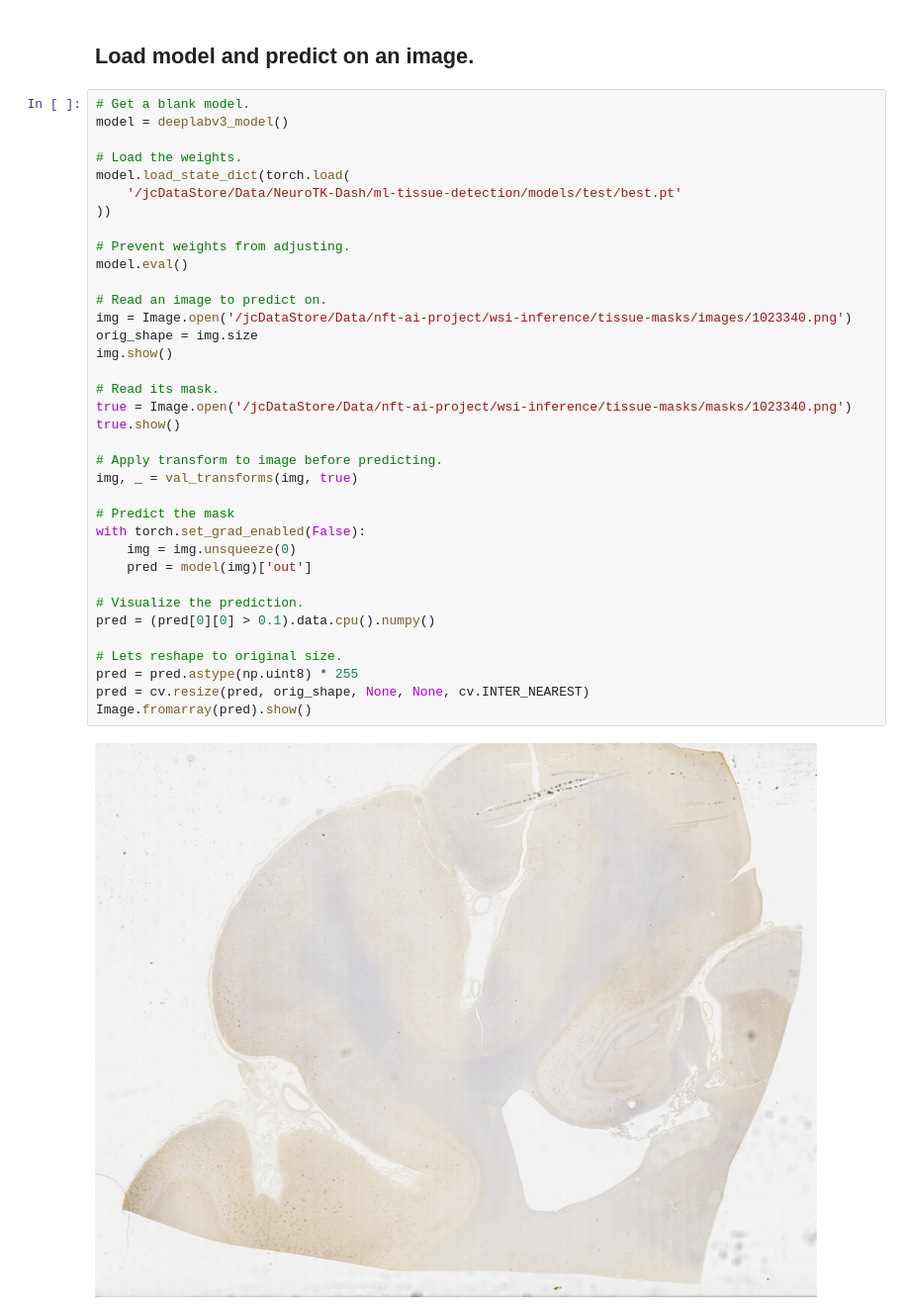
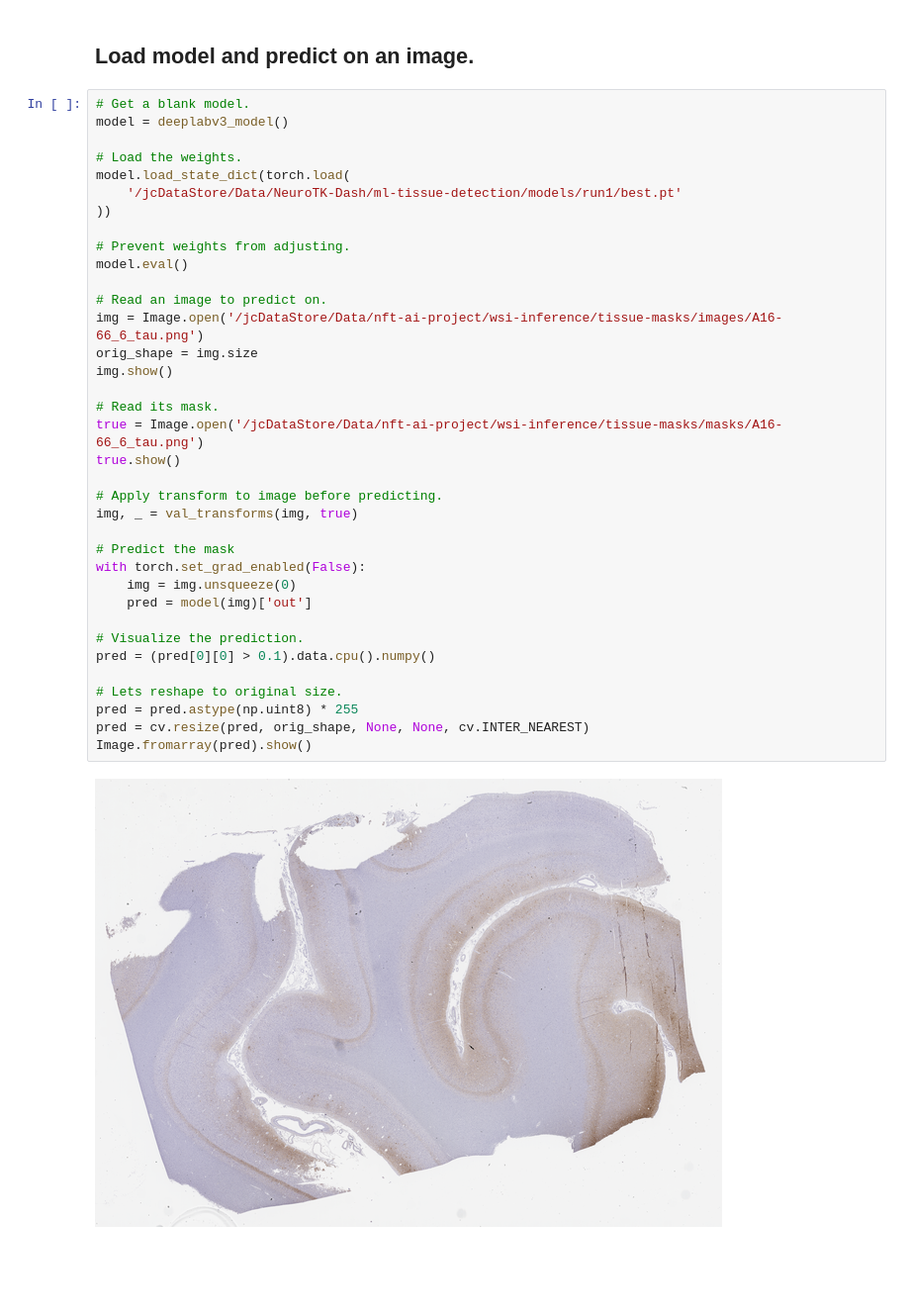
Before and after one commit to dgutman/NeuroTK-Dash, a Jupyter notebook: algorithms/ml-tissue-detection/Tissue Detection.ipynb, the cells around one changed output. Shown at 99% size. Cells and saved outputs as stored; diff of their text form; blank space fills up the shorter version.

Commit message:
tissue detection script

```diff
--- a/algorithms/ml-tissue-detection/Tissue Detection.ipynb
+++ b/algorithms/ml-tissue-detection/Tissue Detection.ipynb
@@ -199,35 +199,35 @@ model = deeplabv3_model()
 
 # Load the weights.
 model.load_state_dict(torch.load(
-    '/jcDataStore/Data/NeuroTK-Dash/ml-tissue-detection/models/test/best.pt'
+    '/jcDataStore/Data/NeuroTK-Dash/ml-tissue-detection/models/run1/best.pt'
 ))
 
 # Prevent weights from adjusting.
 model.eval()
 
 # Read an image to predict on.
-img = Image.open('/jcDataStore/Data/nft-ai-project/wsi-inference/tissue-masks/images/1023340.png')
+img = Image.open('/jcDataStore/Data/nft-ai-project/wsi-inference/tissue-masks/images/A16-66_6_tau.png')
 orig_shape = img.size
 img.show()
 
 # Read its mask.
-true = Image.open('/jcDataStore/Data/nft-ai-project/wsi-inference/tissue-masks/masks/1023340.png')
+true = Image.open('/jcDataStore/Data/nft-ai-project/wsi-inference/tissue-masks/masks/A16-66_6_tau.png')
 true.show()
 
 # Apply transform to image before predicting.
 img, _ = val_transforms(img, true)
 
 # Predict the mask
 with torch.set_grad_enabled(False):
     img = img.unsqueeze(0)
     pred = model(img)['out']
 
 # Visualize the prediction.
 pred = (pred[0][0] > 0.1).data.cpu().numpy()
 
 # Lets reshape to original size.
 pred = pred.astype(np.uint8) * 255
 pred = cv.resize(pred, orig_shape, None, None, cv.INTER_NEAREST)
 Image.fromarray(pred).show()
 # %% [output]
-[figure, old version]
+[figure, new version]
```
Also changed, not shown: parts of 2 cells of this notebook, 1 other file.
